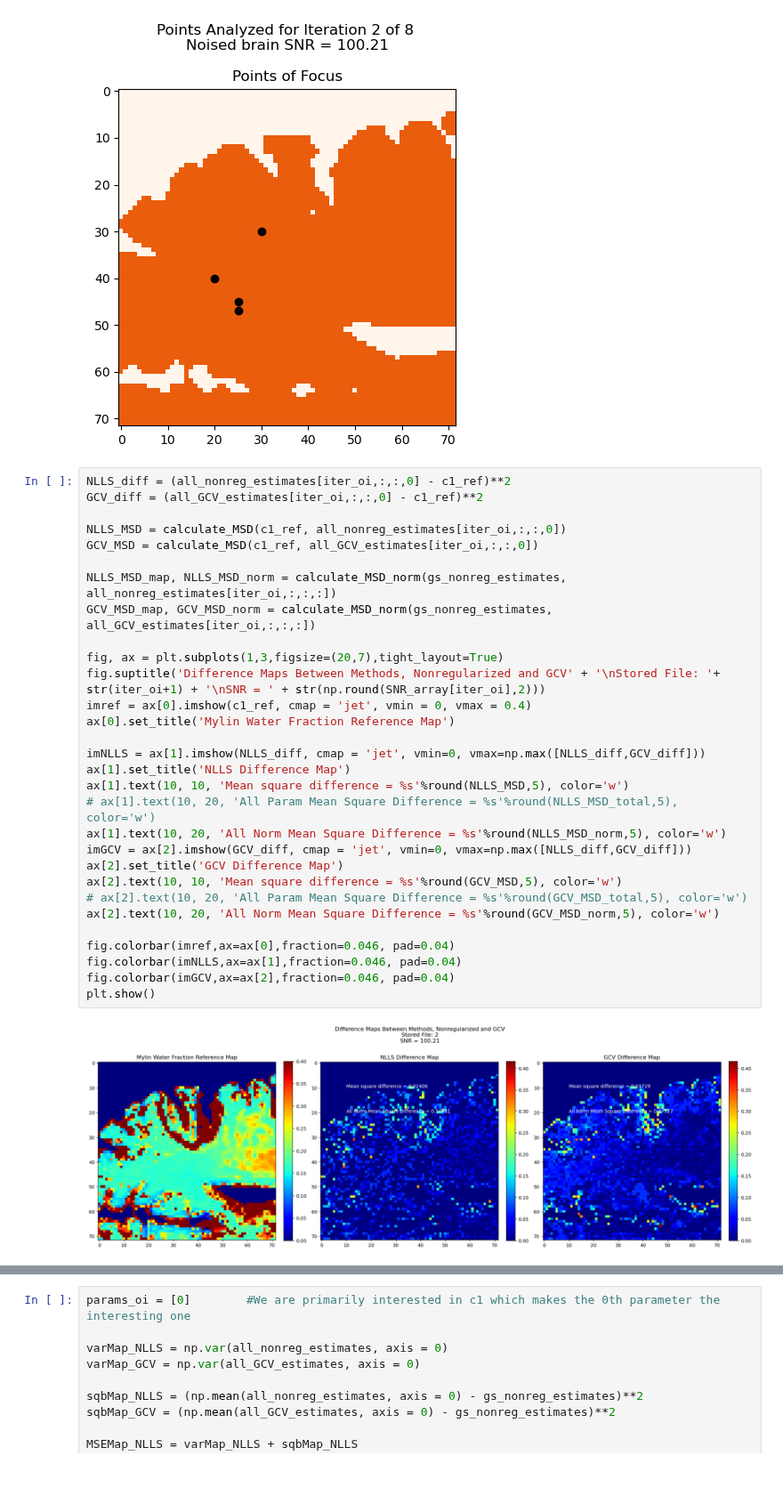
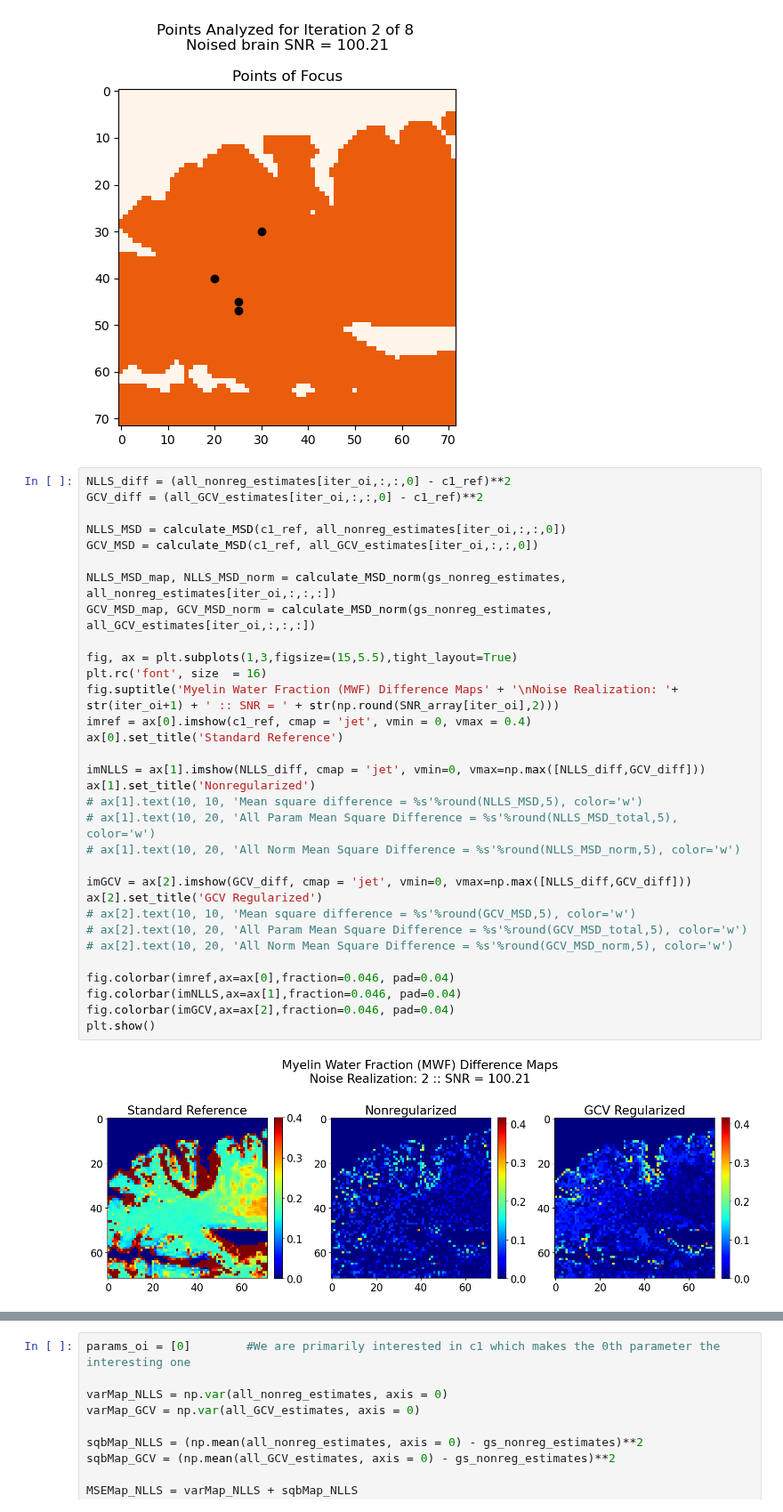
Before and after one commit to Griffin997/Regularization, a Jupyter notebook: EstimateP_ProcessExperiments.ipynb, the cells around one changed output, grey strips where cells are left out. Shown at 89% size. Cells and saved outputs as stored; diff of their text form; blank space fills up the shorter version.

Commit message:
Difference Maps

```diff
--- a/EstimateP_ProcessExperiments.ipynb
+++ b/EstimateP_ProcessExperiments.ipynb
@@ -615,32 +615,34 @@ Text(0.5, 1.0, 'Points of Focus')
 # %%
 NLLS_diff = (all_nonreg_estimates[iter_oi,:,:,0] - c1_ref)**2
 GCV_diff = (all_GCV_estimates[iter_oi,:,:,0] - c1_ref)**2
 
 NLLS_MSD = calculate_MSD(c1_ref, all_nonreg_estimates[iter_oi,:,:,0])
 GCV_MSD = calculate_MSD(c1_ref, all_GCV_estimates[iter_oi,:,:,0])
 
 NLLS_MSD_map, NLLS_MSD_norm = calculate_MSD_norm(gs_nonreg_estimates, all_nonreg_estimates[iter_oi,:,:,:])
 GCV_MSD_map, GCV_MSD_norm = calculate_MSD_norm(gs_nonreg_estimates, all_GCV_estimates[iter_oi,:,:,:])
 
-fig, ax = plt.subplots(1,3,figsize=(20,7),tight_layout=True)
-fig.suptitle('Difference Maps Between Methods, Nonregularized and GCV' + '\nStored File: '+ str(iter_oi+1) + '\nSNR = ' + str(np.round(SNR_array[iter_oi],2)))
+fig, ax = plt.subplots(1,3,figsize=(15,5.5),tight_layout=True)
+plt.rc('font', size  = 16)
+fig.suptitle('Myelin Water Fraction (MWF) Difference Maps' + '\nNoise Realization: '+ str(iter_oi+1) + ' :: SNR = ' + str(np.round(SNR_array[iter_oi],2)))
 imref = ax[0].imshow(c1_ref, cmap = 'jet', vmin = 0, vmax = 0.4)
-ax[0].set_title('Mylin Water Fraction Reference Map')
+ax[0].set_title('Standard Reference')
 
 imNLLS = ax[1].imshow(NLLS_diff, cmap = 'jet', vmin=0, vmax=np.max([NLLS_diff,GCV_diff]))
-ax[1].set_title('NLLS Difference Map')
-ax[1].text(10, 10, 'Mean square difference = %s'%round(NLLS_MSD,5), color='w')
+ax[1].set_title('Nonregularized')
+# ax[1].text(10, 10, 'Mean square difference = %s'%round(NLLS_MSD,5), color='w')
 # ax[1].text(10, 20, 'All Param Mean Square Difference = %s'%round(NLLS_MSD_total,5), color='w')
-ax[1].text(10, 20, 'All Norm Mean Square Difference = %s'%round(NLLS_MSD_norm,5), color='w')
+# ax[1].text(10, 20, 'All Norm Mean Square Difference = %s'%round(NLLS_MSD_norm,5), color='w')
+
 imGCV = ax[2].imshow(GCV_diff, cmap = 'jet', vmin=0, vmax=np.max([NLLS_diff,GCV_diff]))
-ax[2].set_title('GCV Difference Map')
-ax[2].text(10, 10, 'Mean square difference = %s'%round(GCV_MSD,5), color='w')
+ax[2].set_title('GCV Regularized')
+# ax[2].text(10, 10, 'Mean square difference = %s'%round(GCV_MSD,5), color='w')
 # ax[2].text(10, 20, 'All Param Mean Square Difference = %s'%round(GCV_MSD_total,5), color='w')
-ax[2].text(10, 20, 'All Norm Mean Square Difference = %s'%round(GCV_MSD_norm,5), color='w')
+# ax[2].text(10, 20, 'All Norm Mean Square Difference = %s'%round(GCV_MSD_norm,5), color='w')
 
 fig.colorbar(imref,ax=ax[0],fraction=0.046, pad=0.04)
 fig.colorbar(imNLLS,ax=ax[1],fraction=0.046, pad=0.04)
 fig.colorbar(imGCV,ax=ax[2],fraction=0.046, pad=0.04)
 plt.show()
 # %% [output]
-[figure, old version]
+[figure, new version]
```
Also changed, not shown: parts of 2 cells of this notebook.
